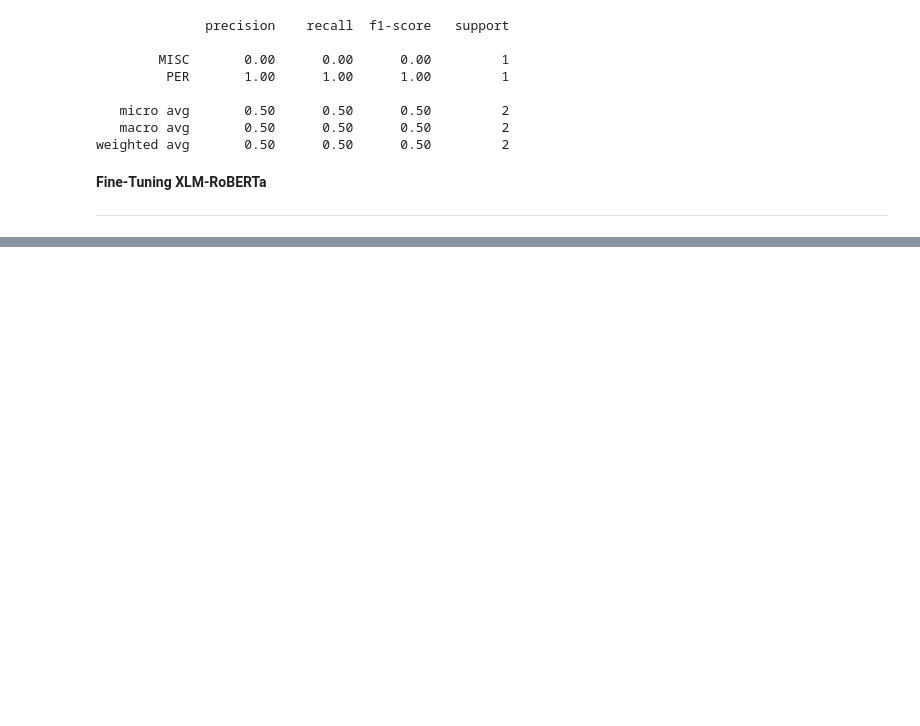
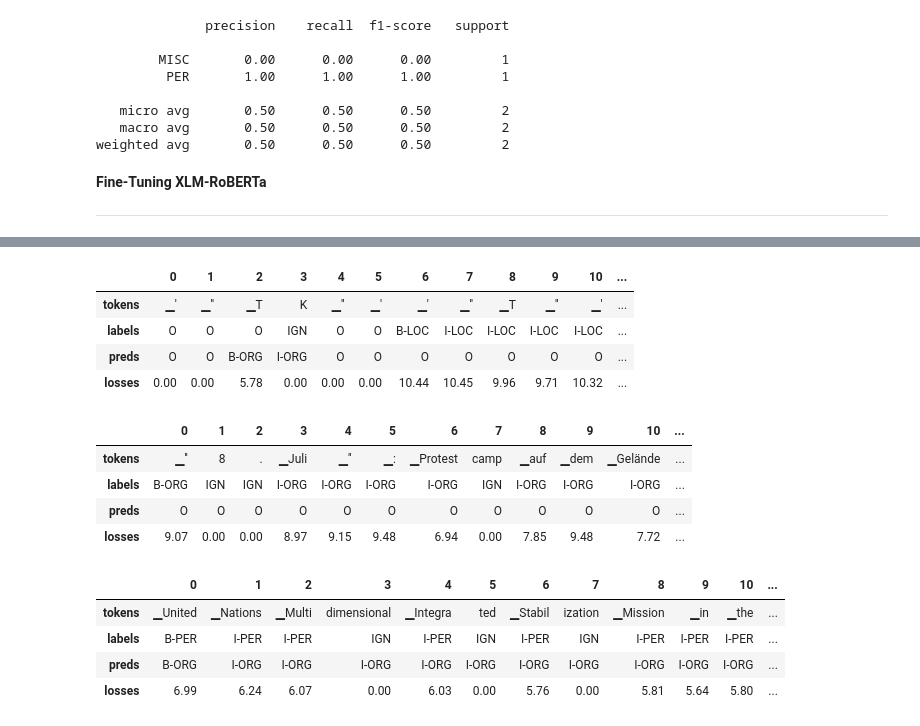
Before and after one commit to adalbertii/LLM, a Jupyter notebook: XLM_roBERTa_Named_Entity_Recogintion_task.ipynb, the cells around one changed output, grey strips where cells are left out. Drawn from its saved outputs; the diff is of its cells as text; code cells hidden in the pictures; blank space fills up the shorter version.

```diff
--- a/XLM_roBERTa_Named_Entity_Recogintion_task.ipynb
+++ b/XLM_roBERTa_Named_Entity_Recogintion_task.ipynb
@@ -463,0 +443,5 @@ ImportError: Using the `Trainer` with `PyTorch` requires `accelerate>=0.21.0`: P
+# %%
+def model_init():
+    return (XLMRobertaForTokenClassification
+            .from_pretrained(xlmr_model_name, config=xlmr_config)
+            .to(device))
@@ -463,0 +469,3 @@ ImportError: Using the `Trainer` with `PyTorch` requires `accelerate>=0.21.0`: P
+# %%
+trainer.train()
+trainer.push_to_hub(commit_message="9.04.2024 Training completed!")
@@ -463,0 +610,35 @@ ImportError: Using the `Trainer` with `PyTorch` requires `accelerate>=0.21.0`: P
+# %%
+def get_samples(df):
+    for _, row in df.iterrows():
+        labels, preds, tokens, losses = [], [], [], []
+        for i, mask in enumerate(row["attention_mask"]):
+            if i not in {0, len(row["attention_mask"])}:
+                labels.append(row["labels"][i])
+                preds.append(row["predicted_label"][i])
+                tokens.append(row["input_tokens"][i])
+                losses.append(f"{row['loss'][i]:.2f}")
+        df_tmp = pd.DataFrame({"tokens": tokens, "labels": labels,
+                               "preds": preds, "losses": losses}).T
+        yield df_tmp
+
+df["total_loss"] = df["loss"].apply(sum)
+df_tmp = df.sort_values(by="total_loss", ascending=False).head(3)
+
+for sample in get_samples(df_tmp):
+    display(sample)
+# %% [output]
+|  | 0 | 1 | 2 | 3 | 4 | 5 | 6 | 7 | 8 | 9 | 10 | ... |
+| tokens | ▁' | ▁'' | ▁Τ | Κ | ▁'' | ▁' | ▁' | ▁'' | ▁T | ▁'' | ▁' | ... |
+| labels | O | O | O | IGN | O | O | B-LOC | I-LOC | I-LOC | I-LOC | I-LOC | ... |
+| preds | O | O | B-ORG | I-ORG | O | O | O | O | O | O | O | ... |
+| losses | 0.00 | 0.00 | 5.78 | 0.00 | 0.00 | 0.00 | 10.44 | 10.45 | 9.96 | 9.71 | 10.32 | ... |
+|  | 0 | 1 | 2 | 3 | 4 | 5 | 6 | 7 | 8 | 9 | 10 | ... |
+| tokens | ▁'' | 8 | . | ▁Juli | ▁'' | ▁: | ▁Protest | camp | ▁auf | ▁dem | ▁Gelände | ... |
+| labels | B-ORG | IGN | IGN | I-ORG | I-ORG | I-ORG | I-ORG | IGN | I-ORG | I-ORG | I-ORG | ... |
+| preds | O | O | O | O | O | O | O | O | O | O | O | ... |
+| losses | 9.07 | 0.00 | 0.00 | 8.97 | 9.15 | 9.48 | 6.94 | 0.00 | 7.85 | 9.48 | 7.72 | ... |
+|  | 0 | 1 | 2 | 3 | 4 | 5 | 6 | 7 | 8 | 9 | 10 | ... |
+| tokens | ▁United | ▁Nations | ▁Multi | dimensional | ▁Integra | ted | ▁Stabil | ization | ▁Mission | ▁in | ▁the | ... |
+| labels | B-PER | I-PER | I-PER | IGN | I-PER | IGN | I-PER | IGN | I-PER | I-PER | I-PER | ... |
+| preds | B-ORG | I-ORG | I-ORG | I-ORG | I-ORG | I-ORG | I-ORG | I-ORG | I-ORG | I-ORG | I-ORG | ... |
+| losses | 6.99 | 6.24 | 6.07 | 0.00 | 6.03 | 0.00 | 5.76 | 0.00 | 5.81 | 5.64 | 5.80 | ... |
```
Also changed, not shown: parts of 28 cells of this notebook.
